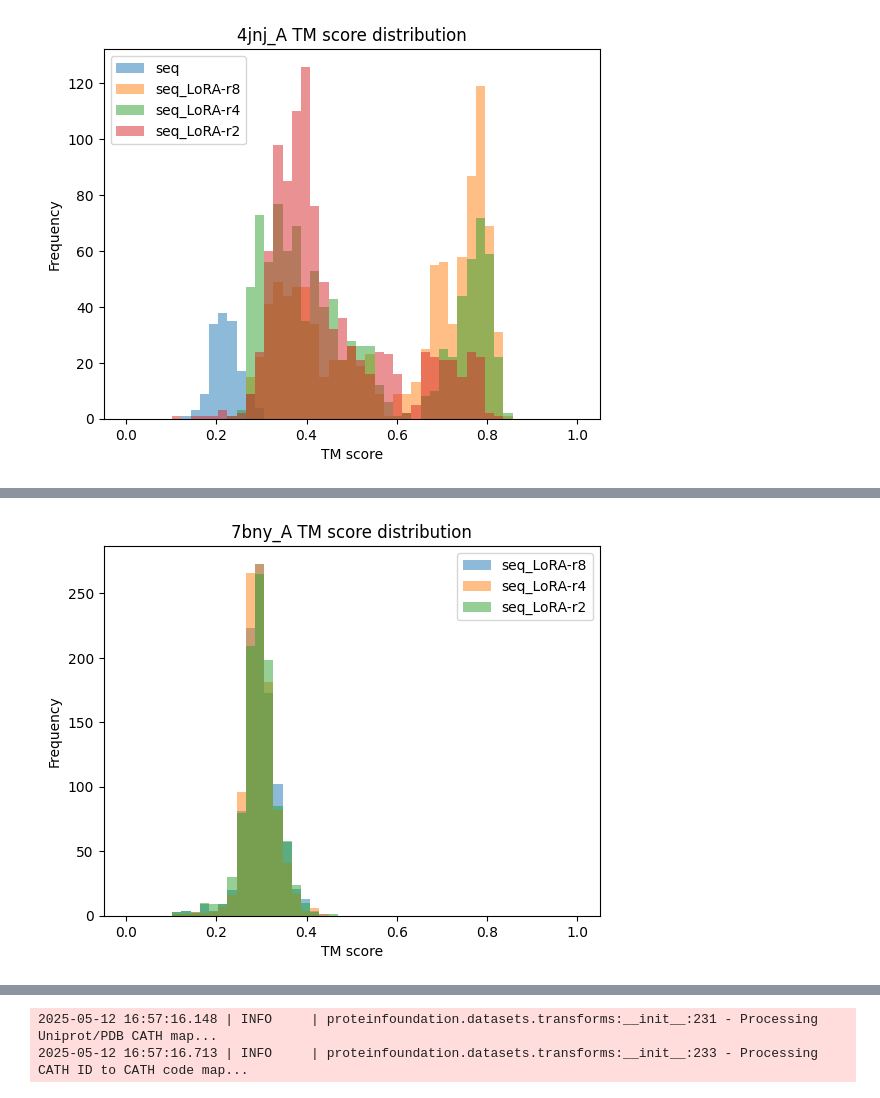
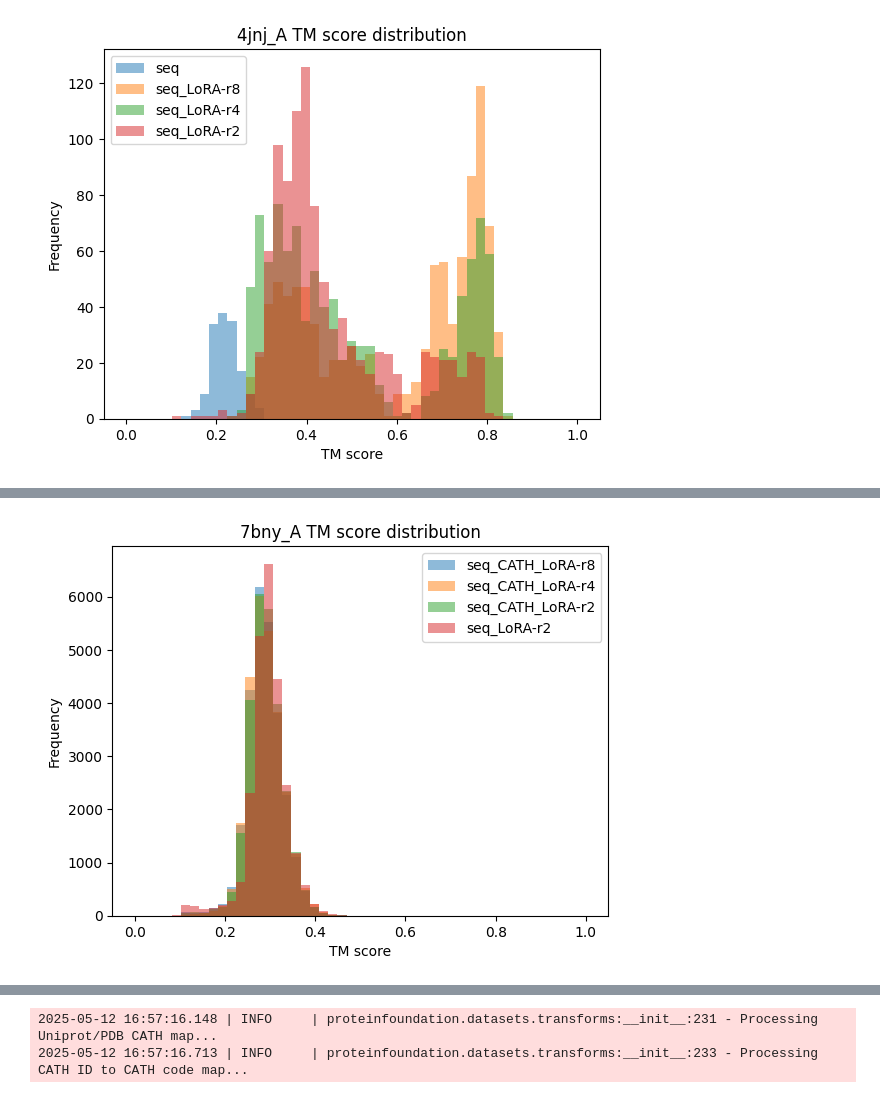
Before and after one commit to Yuwan3154/proteina, a Jupyter notebook: proteina.ipynb, the cells around one changed output, grey strips where cells are left out. Saved outputs shown, nothing was run; the diff lists cells and outputs as text; code cells hidden in the pictures.

```diff
--- a/proteina.ipynb
+++ b/proteina.ipynb
@@ -49,11 +60,17 @@ seq_lora_r2_purge_7bny_aln_df = pd.read_csv("/home/jupyter-chenxi/proteina/infer
 # %%
-plt.hist(seq_lora_r8_purge_7bny_aln_df["TM1"].to_numpy(), alpha=0.5, bins=np.linspace(0, 1, 50), label="seq_LoRA-r8")
-plt.hist(seq_lora_r4_purge_7bny_aln_df["TM1"].to_numpy(), alpha=0.5, bins=np.linspace(0, 1, 50), label="seq_LoRA-r4")
+seq_cath_lora_r8_purge_7bny_aln_df = pd.read_csv("/home/jupyter-chenxi/proteina/inference/inference_seq_cath_cond_sampling_21-seq_lora-r8_purge-7bny/7bny_A/aln.tsv", sep="\t")
+seq_cath_lora_r4_purge_7bny_aln_df = pd.read_csv("/home/jupyter-chenxi/proteina/inference/inference_seq_cath_cond_sampling_21-seq_lora-r4_purge-7bny/7bny_A/aln.tsv", sep="\t")
+seq_cath_lora_r2_purge_7bny_aln_df = pd.read_csv("/home/jupyter-chenxi/proteina/inference/inference_seq_cath_cond_sampling_21-seq_lora-r2_purge-7bny/7bny_A/aln.tsv", sep="\t")
+seq_lora_r2_purge_7bny_aln_df = pd.read_csv("/home/jupyter-chenxi/proteina/inference/inference_seq_cond_sampling_21-seq_lora-r2_purge-7bny/7bny_A/aln.tsv", sep="\t")
+
+plt.hist(seq_cath_lora_r8_purge_7bny_aln_df["TM1"].to_numpy(), alpha=0.5, bins=np.linspace(0, 1, 50), label="seq_CATH_LoRA-r8")
+plt.hist(seq_cath_lora_r4_purge_7bny_aln_df["TM1"].to_numpy(), alpha=0.5, bins=np.linspace(0, 1, 50), label="seq_CATH_LoRA-r4")
+plt.hist(seq_cath_lora_r2_purge_7bny_aln_df["TM1"].to_numpy(), alpha=0.5, bins=np.linspace(0, 1, 50), label="seq_CATH_LoRA-r2")
 plt.hist(seq_lora_r2_purge_7bny_aln_df["TM1"].to_numpy(), alpha=0.5, bins=np.linspace(0, 1, 50), label="seq_LoRA-r2")
 plt.xlabel("TM score")
 plt.ylabel("Frequency")
 plt.title("7bny_A TM score distribution")
 plt.legend()
 plt.show()
 # %% [output]
-[figure, old version]
+[figure, new version]
```
Also changed, not shown: parts of 13 cells of this notebook, 21 other files.
